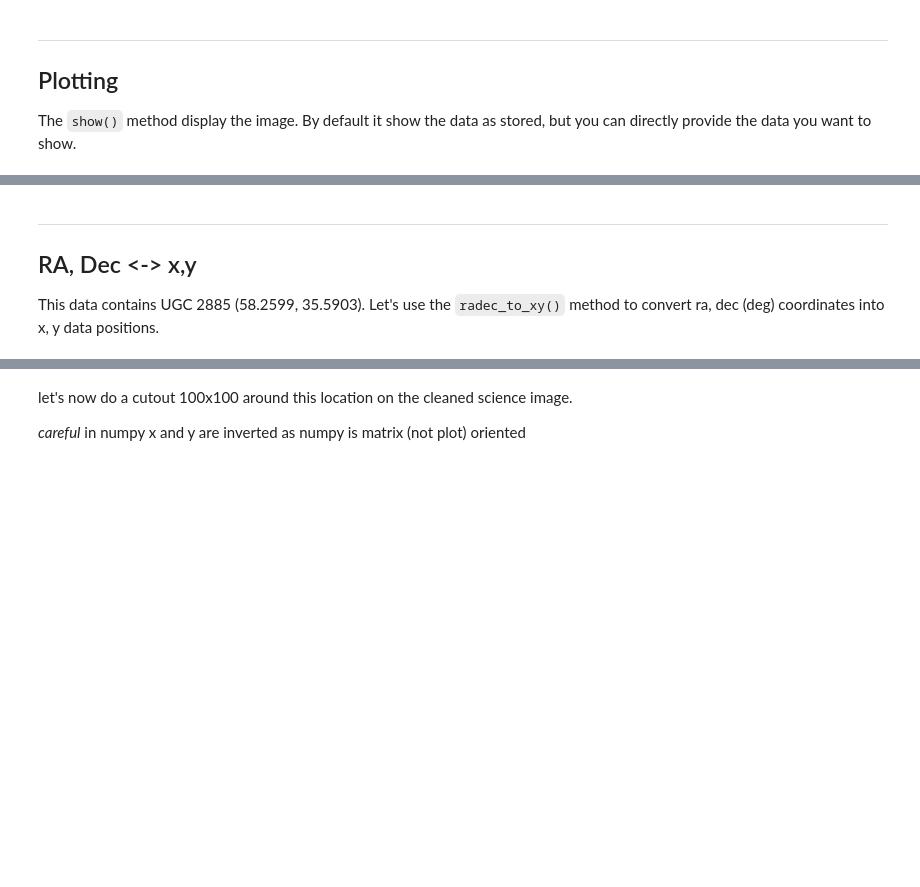
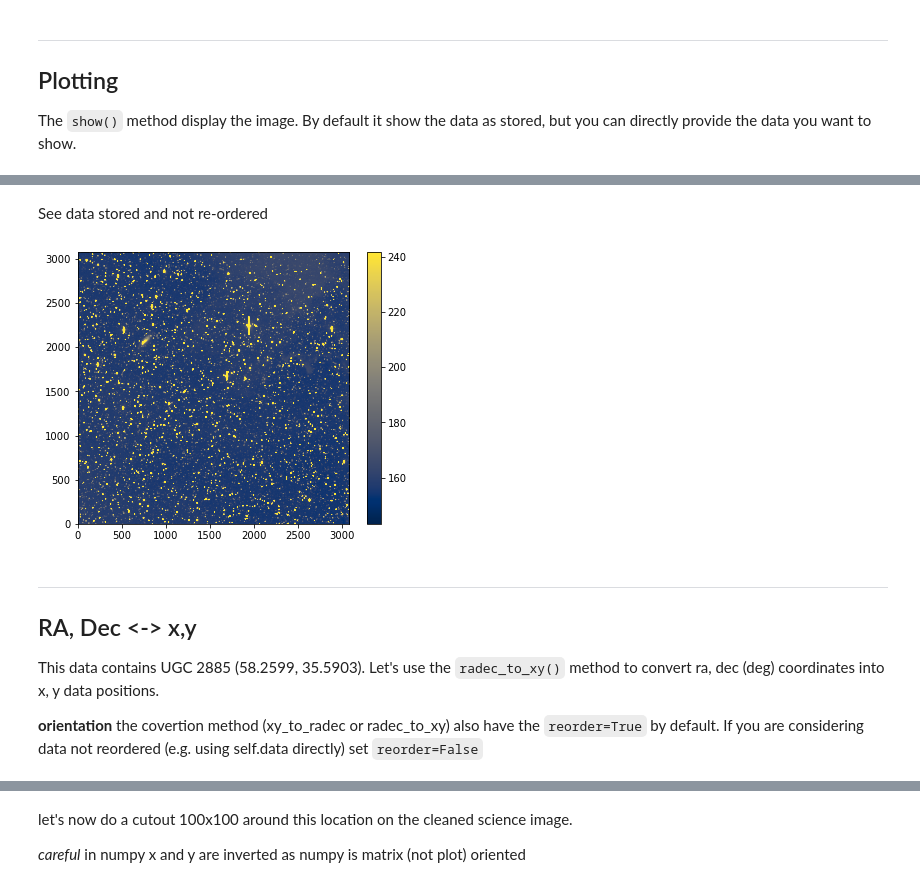
Before and after one commit to MickaelRigault/ztfimg, a Jupyter notebook: docs/notebooks/quickstart.ipynb, the cells around one changed output, grey strips where cells are left out. Saved outputs shown, nothing was run; the diff lists cells and outputs as text; code cells hidden in the pictures; blank space fills up the shorter version.

Commit message:
reorder also in wcs

```diff
--- a/docs/notebooks/quickstart.ipynb
+++ b/docs/notebooks/quickstart.ipynb
@@ -88,7 +90,15 @@ fig = img.show(data=data_clean)
+# %% [markdown]
+ See data stored and not re-ordered
+# %%
+fig = img.show(data=img.data)
+# %% [output]
+[figure, added]
 # %% [markdown]
 ***
 ## RA, Dec <-> x,y
 
 This data contains UGC 2885 (58.2599, 35.5903). Let's use the `radec_to_xy()` method to convert ra, dec (deg) coordinates into x, y data positions.
+
+**orientation** the covertion method  (xy_to_radec or radec_to_xy) also have the `reorder=True` by default. If you are considering data not reordered (e.g. using self.data directly) set `reorder=False`
 # %%
 x, y = img.radec_to_xy(58.2599, 35.5903) # radec_to_xy accepts (and returns) array
```
Also changed, not shown: parts of 9 cells of this notebook, 5 other files.
